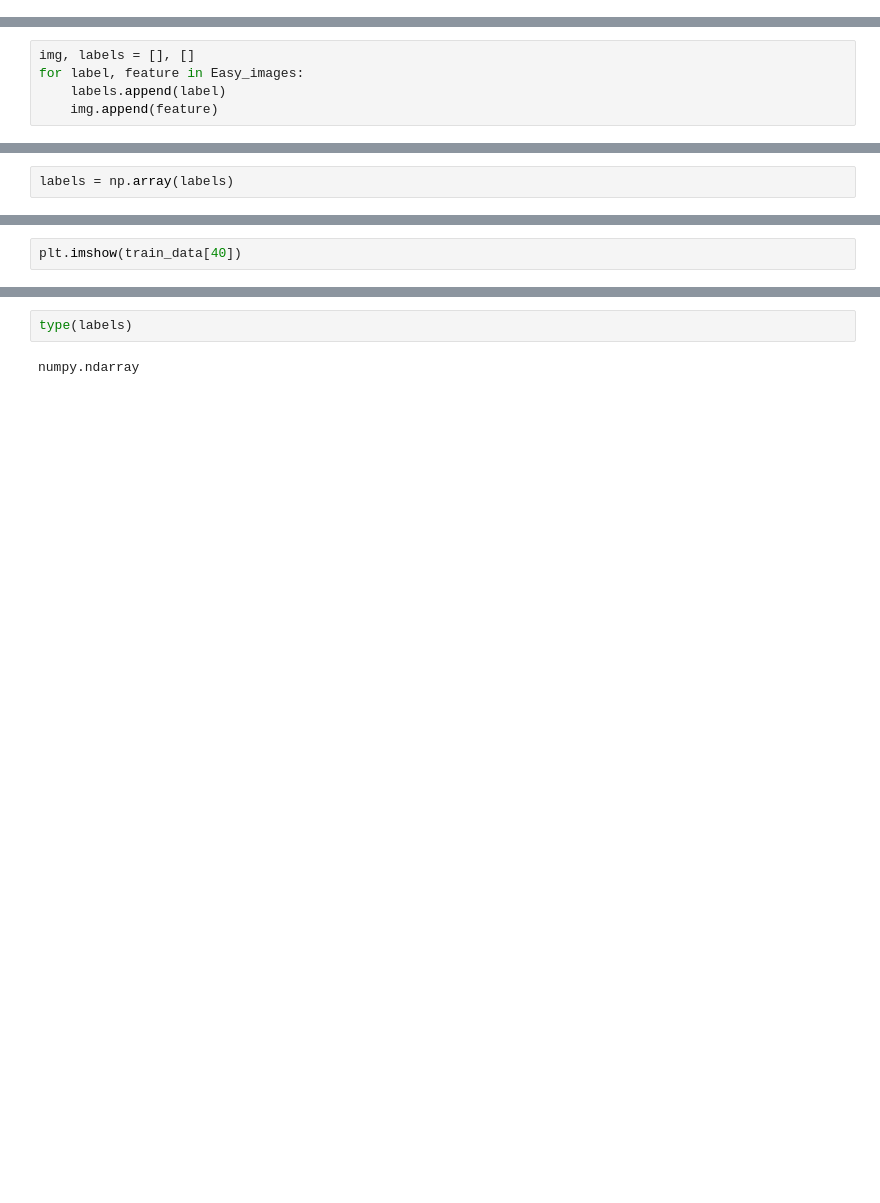
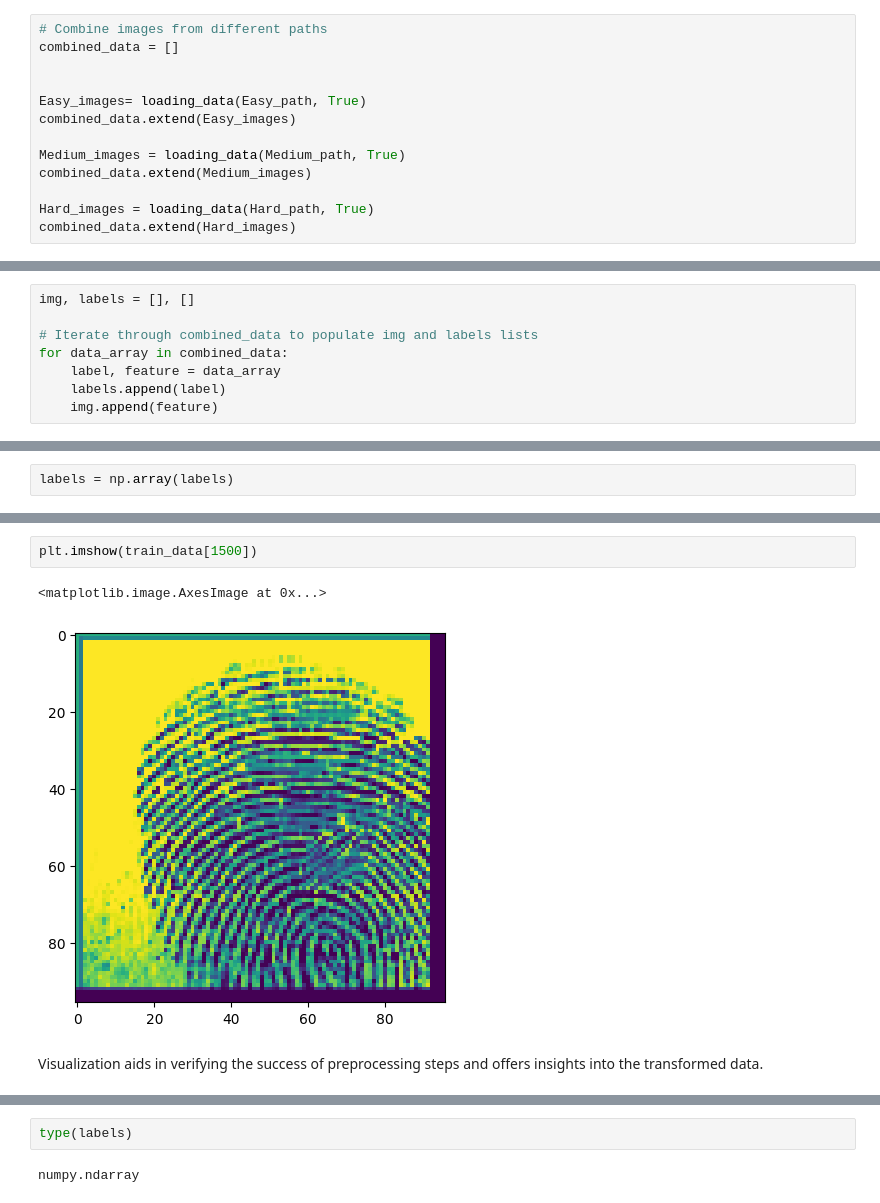
Before and after one commit to julius-kazibwe/Group_E_Fingerprint_ML_Project, a Jupyter notebook: Group_E_Fingerprint_ML_Project.ipynb, the cells around one changed output, grey strips where cells are left out. Saved outputs shown, nothing was run; the diff lists cells and outputs as text; blank space fills up the shorter version.

```diff
--- a/Group_E_Fingerprint_ML_Project.ipynb
+++ b/Group_E_Fingerprint_ML_Project.ipynb
@@ -97,0 +168,13 @@ directories = [Real_path, Easy_path, Medium_path, Hard_path]
+# %%
+# Combine images from different paths
+combined_data = []
+
+
+Easy_images= loading_data(Easy_path, True)
+combined_data.extend(Easy_images)
+
+Medium_images = loading_data(Medium_path, True)
+combined_data.extend(Medium_images)
+
+Hard_images = loading_data(Hard_path, True)
+combined_data.extend(Hard_images)
@@ -98,5 +203,8 @@ directories = [Real_path, Easy_path, Medium_path, Hard_path]
 # %%
 img, labels = [], []
-for label, feature in Easy_images:
+
+# Iterate through combined_data to populate img and labels lists
+for data_array in combined_data:
+    label, feature = data_array
     labels.append(label)
     img.append(feature)
@@ -111,2 +254,7 @@ labels = np.array(labels)
 # %%
-plt.imshow(train_data[40])
+plt.imshow(train_data[1500])
+# %% [output]
+<matplotlib.image.AxesImage at 0x...>
+[figure, added]
+# %% [markdown]
+Visualization aids in verifying the success of preprocessing steps and offers insights into the transformed data.
```
Also changed, not shown: parts of 52 cells of this notebook.
